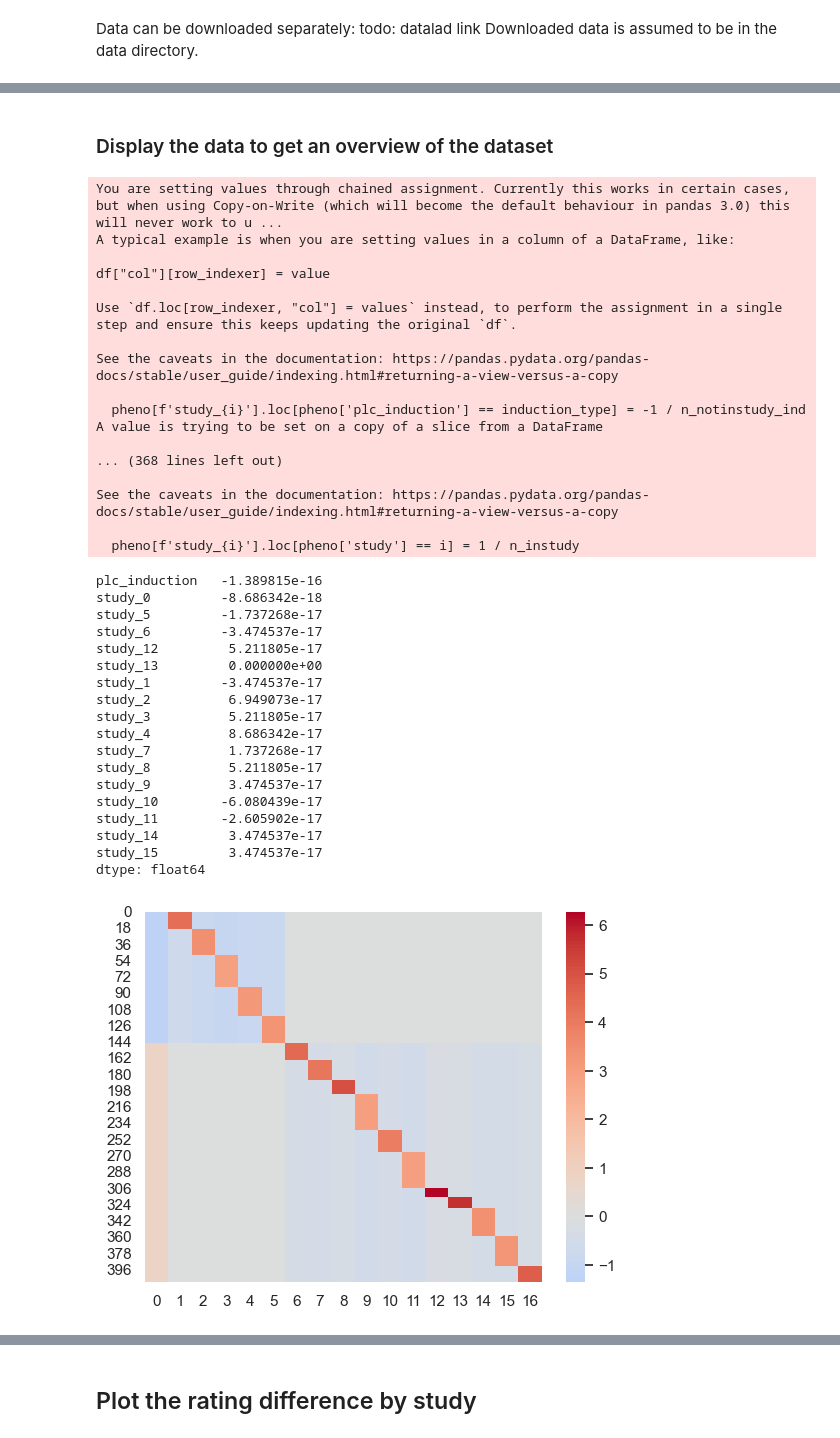
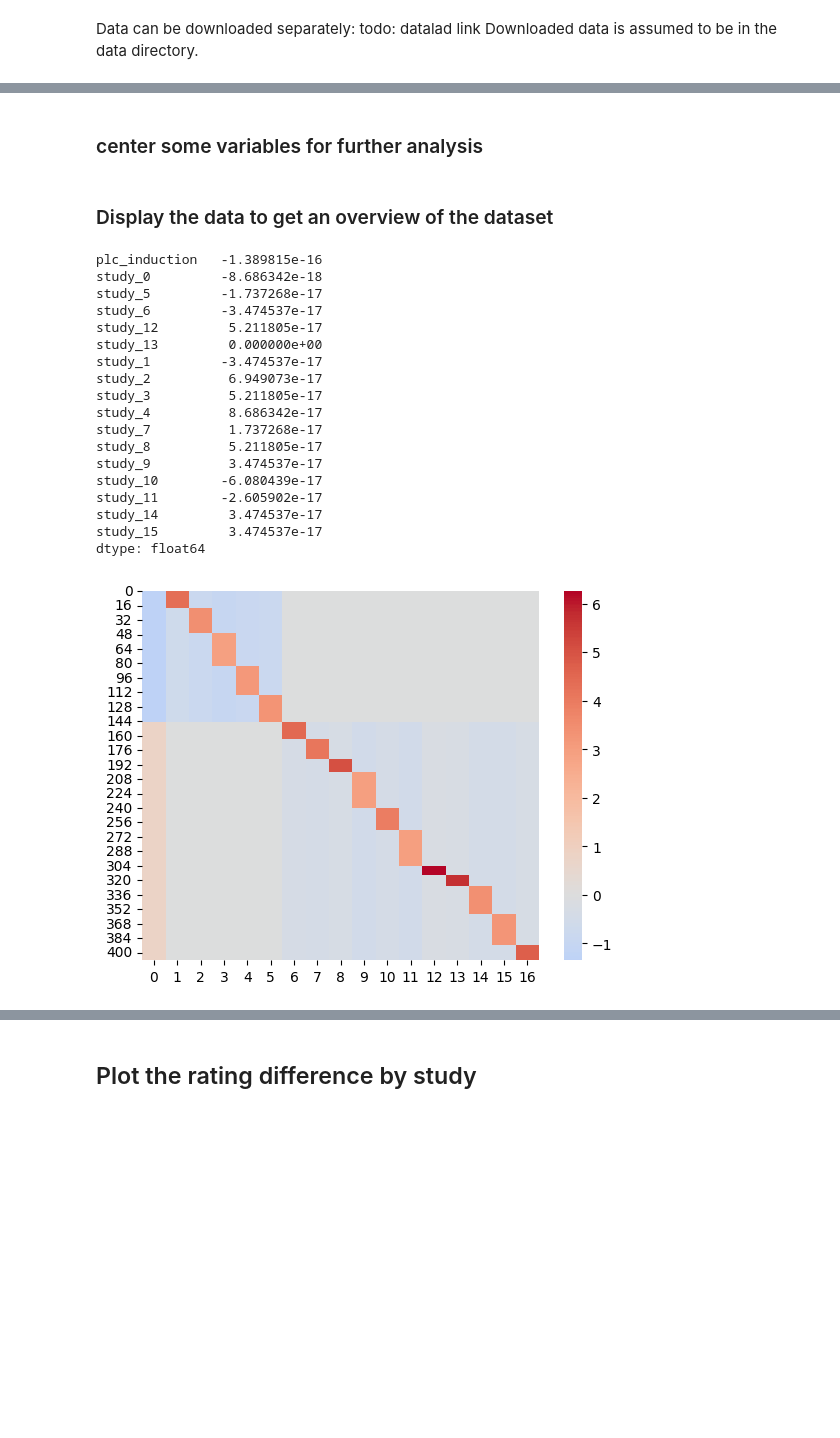
Before and after one commit to pni-lab/placebo-conditioning-meta-analysis, a Jupyter notebook: behavior/analysis_studymod.ipynb, the cells around one changed output, grey strips where cells are left out. Cells and saved outputs as stored; diff of their text form; code cells hidden in the pictures; blank space fills up the shorter version.

```diff
--- a/behavior/analysis_studymod.ipynb
+++ b/behavior/analysis_studymod.ipynb
@@ -32,0 +90,2 @@ data['Male'] = data['Male'] - data['Male'].mean()
+# %% [markdown]
+### center some variables for further analysis
@@ -38,76 +102,61 @@ data['Male'] = data['Male'] - data['Male'].mean()
 
 def simple_coding(orig_pheno, sort=False):
     pheno = orig_pheno.copy()
-    pheno['plc_induction'] = pheno['Conditioning'].astype('category').cat.codes
+    # Convert to float type first to avoid dtype incompatibility warnings
+    pheno['plc_induction'] = pheno['Conditioning'].astype('category').cat.codes.astype('float64')
     # sort dataframe by induction type
     if sort:
         pheno = pheno.sort_values(by=['plc_induction', 'Study_ID'], inplace=False)
 
     # first we set 0 to -1 in induction type
     pheno.loc[pheno['plc_induction'] == 0, 'plc_induction'] = -1 / (pheno['plc_induction'] == 0).sum()
     pheno.loc[pheno['plc_induction'] == 1, 'plc_induction'] = 1 / (pheno['plc_induction'] == 1).sum()
     # model studies
     pheno['study'] = pheno['Study_ID'].astype('category').cat.codes
     # create simple coded variables
     colnames = []
     for i in pheno['study'].unique():
         colnames.append(f'study_{i}')
-        pheno[f'study_{i}'] = 0
+        pheno[f'study_{i}'] = 0.0  # Initialize as float
         # which induction type does this study belong to
         induction_type = pheno.loc[pheno['study'] == i, 'plc_induction'].unique()[0]
         # number of participants in the study
         n_instudy = pheno.loc[pheno['study'] == i].shape[0]
         # number of participants not in the study, but being in the same induction type
         n_notinstudy_ind = pheno.loc[(pheno['study'] != i) & (pheno['plc_induction'] == induction_type)].shape[0]
-        pheno[f'study_{i}'].loc[pheno['plc_induction'] == induction_type] = -1 / n_notinstudy_ind
-        pheno[f'study_{i}'].loc[pheno['study'] == i] = 1 / n_instudy
+        # Use .loc for assignment to avoid SettingWithCopyWarning
+        pheno.loc[pheno['plc_induction'] == induction_type, f'study_{i}'] = -1 / n_notinstudy_ind
+        pheno.loc[pheno['study'] == i, f'study_{i}'] = 1 / n_instudy
     return pheno, colnames
 
 
 # plot the design matrix
 design_sorted, colnames = simple_coding(data, sort=True)
 design_sorted = design_sorted[['plc_induction'] + colnames]
 design_sorted /= design_sorted.std()
 sns.heatmap(design_sorted.to_numpy(), cmap='coolwarm', center=0)
 # column means
 design_sorted.mean()
 # %% [output]
-You are setting values through chained assignment. Currently this works in certain cases, but when using Copy-on-Write (which will become the default behaviour in pandas 3.0) this will never work to u ...
-A typical example is when you are setting values in a column of a DataFrame, like:
-
-df["col"][row_indexer] = value
-
-Use `df.loc[row_indexer, "col"] = values` instead, to perform the assignment in a single step and ensure this keeps updating the original `df`.
-
-See the caveats in the documentation: https://pandas.pydata.org/pandas-docs/stable/user_guide/indexing.html#returning-a-view-versus-a-copy
-
-  pheno[f'study_{i}'].loc[pheno['plc_induction'] == induction_type] = -1 / n_notinstudy_ind
-A value is trying to be set on a copy of a slice from a DataFrame
-
-... (368 lines left out)
-
-See the caveats in the documentation: https://pandas.pydata.org/pandas-docs/stable/user_guide/indexing.html#returning-a-view-versus-a-copy
-
-  pheno[f'study_{i}'].loc[pheno['study'] == i] = 1 / n_instudy
+plc_induction   -1.389815e-16
+study_0         -8.686342e-18
+study_5         -1.737268e-17
+study_6         -3.474537e-17
+study_12         5.211805e-17
+study_13         0.000000e+00
+study_1         -3.474537e-17
+study_2          6.949073e-17
+study_3          5.211805e-17
+study_4          8.686342e-17
+study_7          1.737268e-17
+study_8          5.211805e-17
+study_9          3.474537e-17
+study_10        -6.080439e-17
+study_11        -2.605902e-17
+study_14         3.474537e-17
+study_15         3.474537e-17
+dtype: float64
-plc_induction   -1.389815e-16
-study_0         -8.686342e-18
-study_5         -1.737268e-17
-study_6         -3.474537e-17
-study_12         5.211805e-17
-study_13         0.000000e+00
-study_1         -3.474537e-17
-study_2          6.949073e-17
-study_3          5.211805e-17
-study_4          8.686342e-17
-study_7          1.737268e-17
-study_8          5.211805e-17
-study_9          3.474537e-17
-study_10        -6.080439e-17
-study_11        -2.605902e-17
-study_14         3.474537e-17
-study_15         3.474537e-17
-dtype: float64
-[figure, old version]
+[figure, new version]
 # %%
 # The previous one was sorted for visualization purposes, here's the one to be used for the analyses
 # plot the design matrix
```
Also changed, not shown: parts of 18 cells of this notebook, 17 other files.
